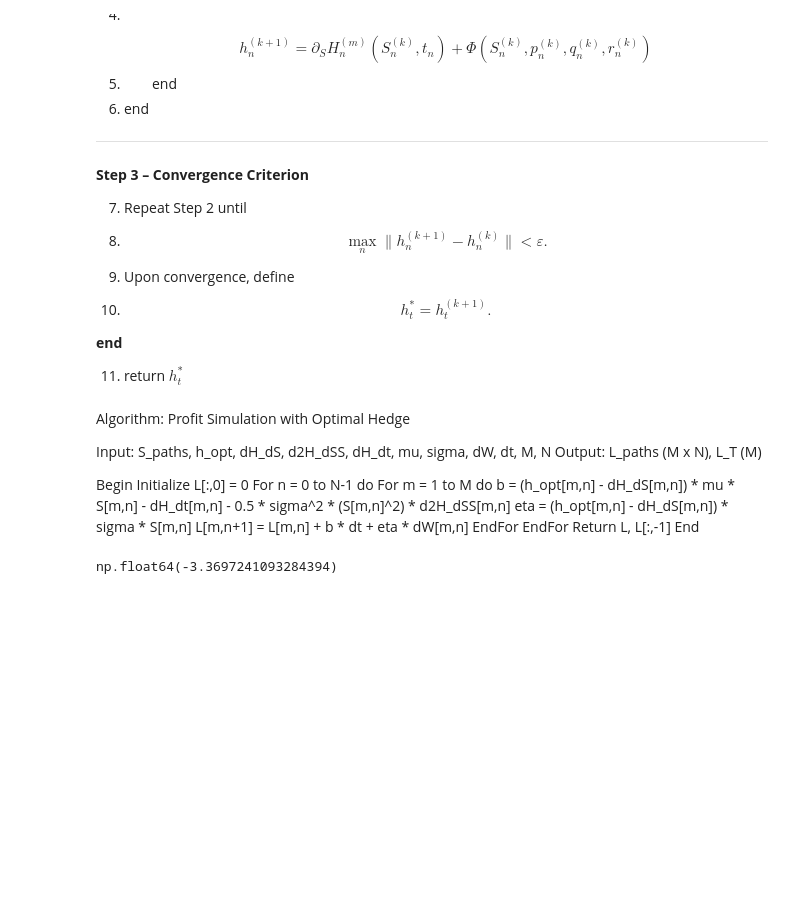
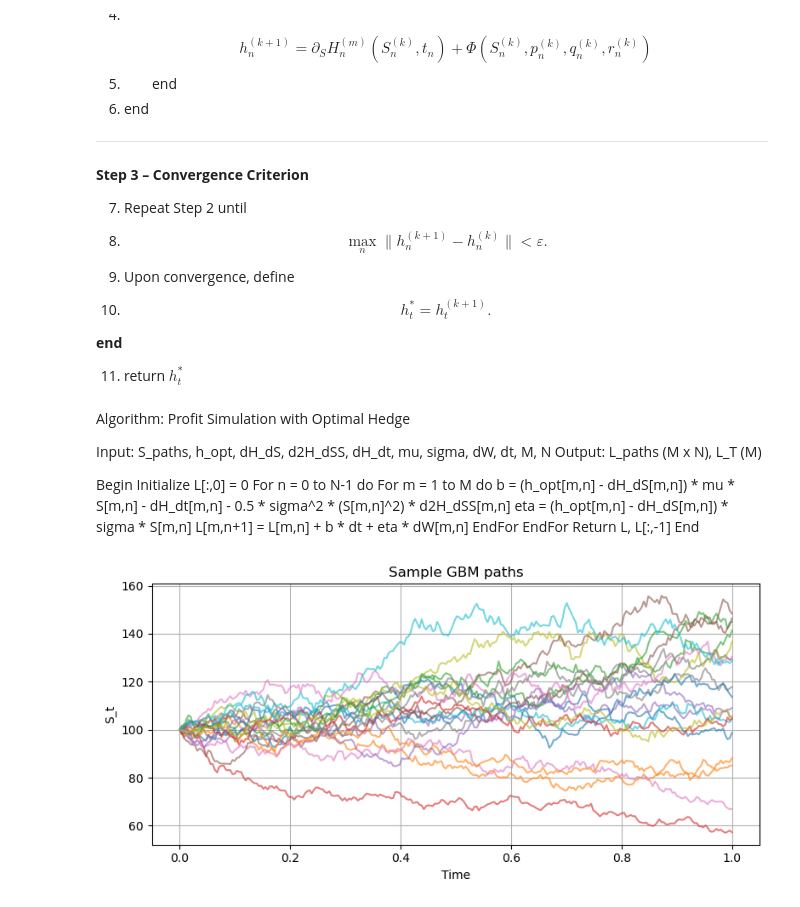
Before and after one commit to JoaoJungblut/Maturity-Risk-for-Variational-Heding, a Jupyter notebook: test_gbm.ipynb, the cells around one changed output. Cells and saved outputs as stored; diff of their text form; code cells hidden in the pictures; blank space fills up the shorter version.

```diff
--- a/test_gbm.ipynb
+++ b/test_gbm.ipynb
@@ -409,8 +409,6 @@ End
 import numpy as np
 import matplotlib.pyplot as plt
 from OptimalHedging.GBM import GBMSimulator
-from OptimalHedging.Heston import HestonSimulator
-from OptimalHedging.JumpDiff import JumpDiffusionSimulator
 
 # === (1) Set common parameters ===
 S0 = 100
@@ -420,13 +418,25 @@ t0 = 0.0
 T = 1.0
 N = 252
 M = 1000
-K = 100
-seed = 123
+K = 110
 # %%
-gbm = GBMSimulator(S0=S0, mu=mu, sigma=sigma, K=K, t0=t0, T=T, N=N, M=M, seed=seed)
+gbm = GBMSimulator(S0=S0, mu=mu, sigma=sigma, K=K, t0=t0, T=T, N=N, M=M)
 S_gbm = gbm.simulate_S()
-H_gbm, dH_dS, d2H_dSS, dH_dt = gbm.simulate_H()
-rho = -((mu/sigma)**2)*(T-t0) + np.mean(H_gbm[:,:-1]) - H_gbm[0,0] - mu*np.mean(np.sum(S_gbm*dH_dS, axis=1))*gbm.dt
-rho
+
+# --- plot some GBM paths ---
+n_steps = S_gbm.shape[1]
+t = np.linspace(t0, T, n_steps)  # simple time axis for plotting
+
+plt.figure(figsize=(8, 4))
+n_paths_to_plot = 20  # how many paths you want to see
+for m in range(min(n_paths_to_plot, M)):
+    plt.plot(t, S_gbm[m, :], alpha=0.6)
+
+plt.xlabel("Time")
+plt.ylabel("S_t")
+plt.title("Sample GBM paths")
+plt.grid(True)
+plt.tight_layout()
+plt.show()
 # %% [output]
-np.float64(-3.3697241093284394)
+[figure, added]
```
Also changed, not shown: parts of 8 cells of this notebook, 15 other files.
